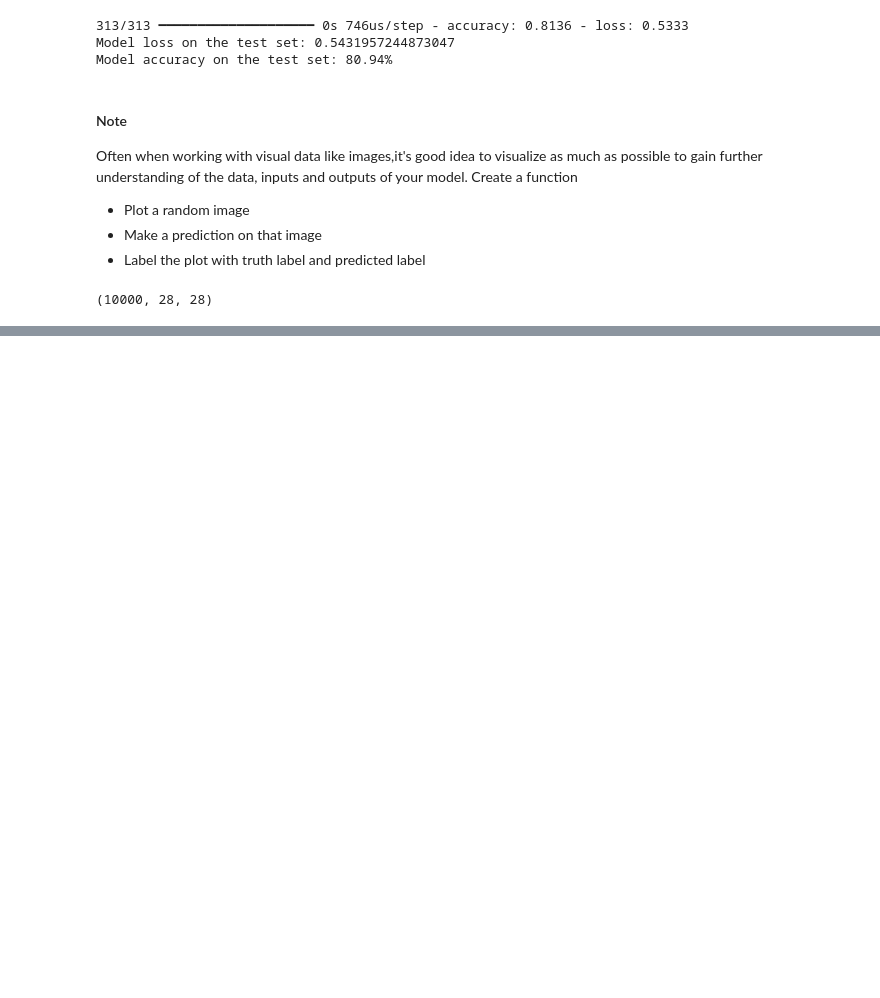
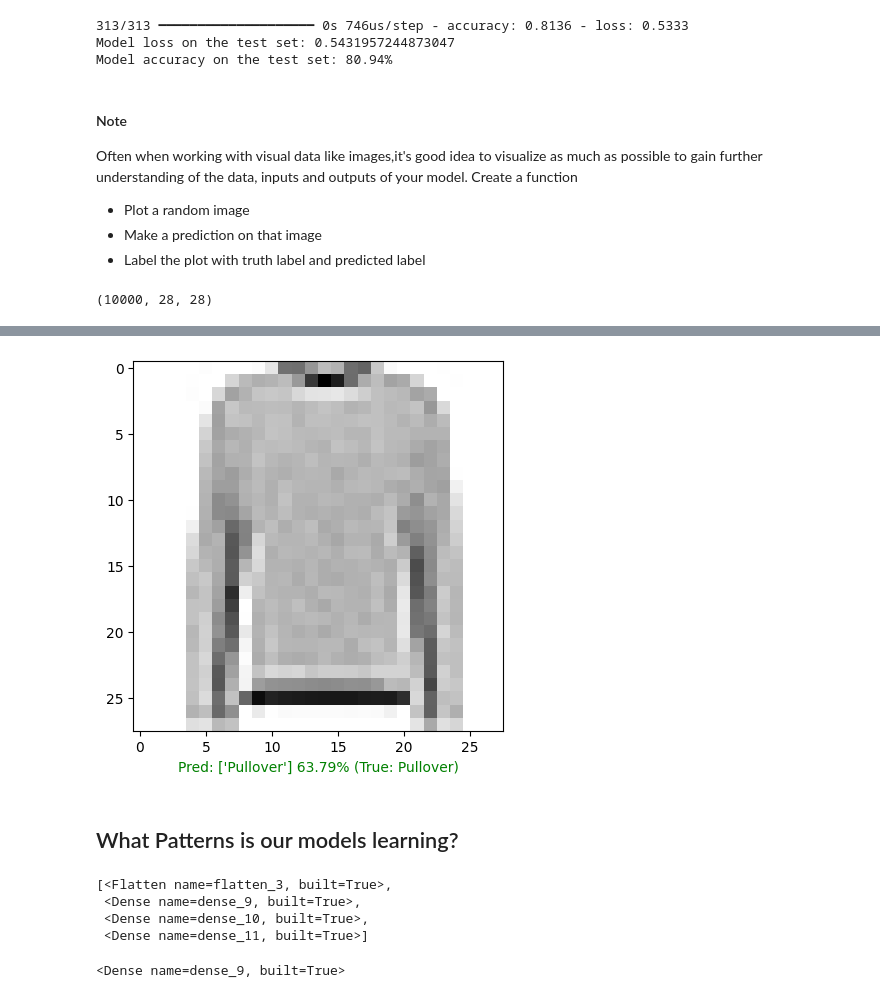
Before and after one commit to KrzysztofKaluza/Tensorflow-Bootcamp, a Jupyter notebook: 02_neural_network_classification.ipynb, the cells around one changed output, grey strips where cells are left out. Saved outputs shown, nothing was run; the diff lists cells and outputs as text; code cells hidden in the pictures; blank space fills up the shorter version.

Commit message:
Finish classification part

```diff
--- a/02_neural_network_classification.ipynb
+++ b/02_neural_network_classification.ipynb
@@ -1179,3 +1179,15 @@ def plot_random_image(model: models.Model, images: np.ndarray, true_labels: np.n
     pred_probs = model.predict(target_image.reshape(1, 28, 28))
     pred_label = classes[pred_probs.argmax(axis=1)]
     true_label = classes[true_labels[i]]
+
+    plt.imshow(target_image, cmap=plt.cm.binary)
+
+    if pred_label == true_label:
+        color = "green"
+    else:
+        color = "red"
+
+    plt.xlabel(f"Pred: {pred_label} {tf.reduce_max(pred_probs):.2%} (True: {true_label})", color=color)
+# %%
+plot_random_image(classification_model_11, test_data_norm, test_labels)
+# %% [output]
@@ -1181,0 +1195,14 @@ def plot_random_image(model: models.Model, images: np.ndarray, true_labels: np.n
+[figure, added]
+# %% [markdown]
+## What Patterns is our models learning?
+# %%
+classification_model_11.layers
+# %% [output]
+[<Flatten name=flatten_3, built=True>,
+ <Dense name=dense_9, built=True>,
+ <Dense name=dense_10, built=True>,
+ <Dense name=dense_11, built=True>]
+# %%
+classification_model_11.layers[1]
+# %% [output]
+<Dense name=dense_9, built=True>
```
Also changed, not shown: parts of 4 cells of this notebook, 1 other file.
